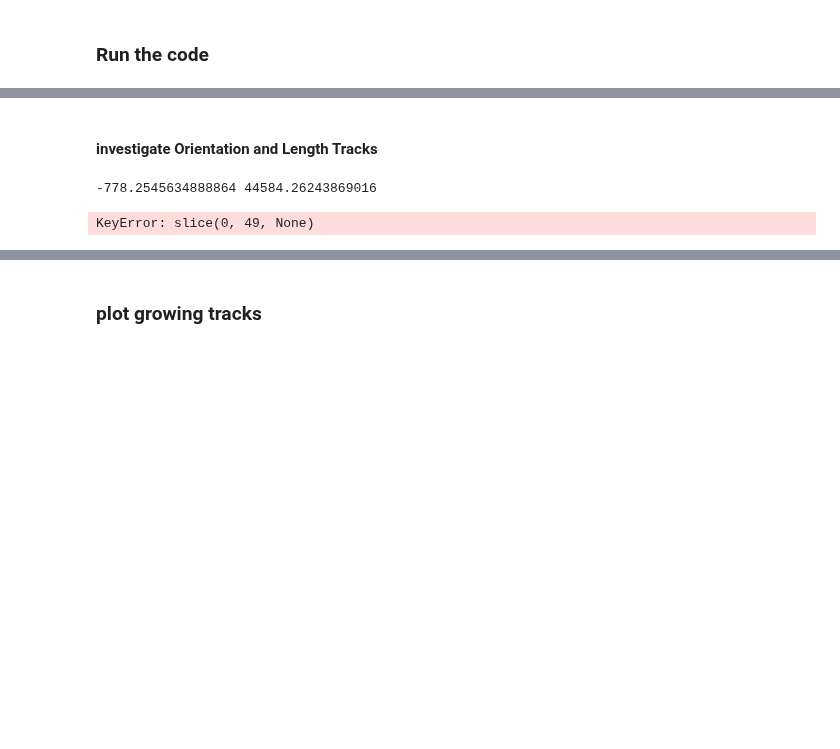
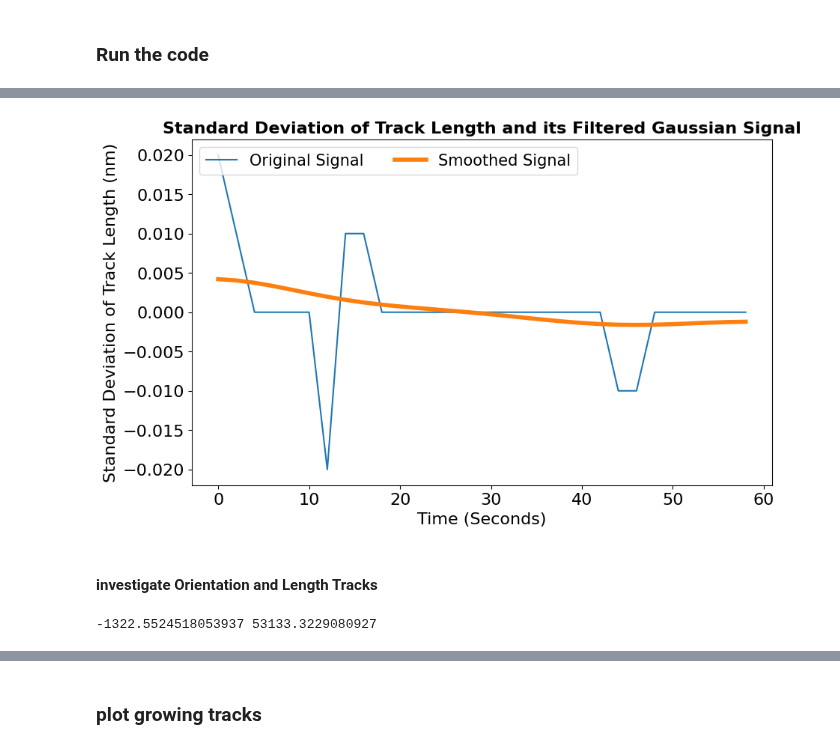
Before and after one commit to kavehsfv/LightFeatureTracking, a Jupyter notebook: Algorithm.ipynb, the cells around one changed output, grey strips where cells are left out. Drawn from its saved outputs; the diff is of its cells as text; code cells hidden in the pictures; blank space fills up the shorter version.

```diff
--- a/Algorithm.ipynb
+++ b/Algorithm.ipynb
@@ -194,22 +197,22 @@ plt.show()
 # %%
 # address = '/usr/mvl2/ksgh2/Documents/projects/Datasets/data/RECEPTOR/RECEPTOR snr 7 density high/'
+address = '/usr/mvl2/ksgh2/Documents/projects/Datasets/data/CNT_Growth_RK/exp2_gf_clahe/'
 # address = 'exp2_gf_clahe/'
-# image_paths = glob.glob(address +  '*.tif')
-address = '/usr/mvl2/ksgh2/Documents/projects/Datasets/data/CNT_ShortImgSeq/'
+image_paths = glob.glob(address +  '*.tif')
+# address = '/usr/mvl2/ksgh2/Documents/projects/Datasets/data/CNT_ShortImgSeq/'
 
-# image_pathes = glob.glob(address +  'gf_clh_FS30363_6 (Channel 1) 323*.tif')
-# image_pathes = image_pathes[0:499] # 800 sorted_file_paths
-image_pathes = glob.glob(address +  'frame*.jpg')
+# image_paths = glob.glob(address +  'gf_clh_FS30363_6 (Channel 1) 323*.tif')
+image_paths = image_paths[64:794] # 800 sorted_file_paths
+# image_pathes = glob.glob(address +  'frame*.jpg')
 
-
-tracker = FeatureTracker(ftExtractor = 'aliked', mx_keypoints = 1024, desired_device = 3)
+tracker = FeatureTracker(ftExtractor = 'aliked', mx_keypoints = 1024, desired_device = 2)
 kp_lent_ornt_deltaXY_dic = {}
 plottingFrames = []
 desRec = [0, 0, 1024, 450]
 growthTracks = {}
 frameGrowthingTracksList = {}
 idmmf = 0
-for idx, imagePath in tqdm(enumerate(sorted_file_paths)):
+for idx, imagePath in tqdm(enumerate(image_paths)):
         frameGrowthingTracks = None
         tracks, kp_lent_ornt_deltaXY_list, image_cv2, _frmTracks, frameGrowthingTracks = tracker.process_frame(imagePath, idx, desRec, isOnline = False)
         cvFrame = tracker.update_cvFrame(tracks, image_cv2, _frmTracks, desRec, _isOnline = False)
@@ -303,3 +304,34 @@ tensor([[512.9119, 182.0236],
+# %%
+import numpy as np
+import matplotlib.pyplot as plt
+from scipy.ndimage import gaussian_filter1d
+import math
+
+plottingArray = gpu_per_frame
+# Create an array of doubled indices
+doubled_indices = np.arange(len(plottingArray)) * 2
+# Apply a Gaussian filter to remove noise
+smooth_signal = gaussian_filter1d(plottingArray, 5)
+
+# Plot the original and smoothed signals
+plt.figure(figsize=(10, 6))
+plt.plot(doubled_indices, plottingArray, label='Original Signal')
+plt.plot(doubled_indices, smooth_signal, label='Smoothed Signal', linewidth=4)
+
+plt.xlabel('Time (Seconds)', fontsize=16)  # Corrected x-axis label for clarity
+plt.ylabel('Standard Deviation of Track Length (nm)', fontsize=16)  # Corrected y-axis label for clarity
+plt.title('Standard Deviation of Track Length and its Filtered Gaussian Signal', fontsize=16, fontweight='bold')  # Improved title for clarity
+
+plt.legend(fontsize=15, loc='upper left', ncol=4)
+plt.xticks(fontsize=16)
+plt.yticks(fontsize=16)
+
+# Save the figure as a PDF file
+plt.savefig('./results/orientation_paper/cpu_test.pdf', dpi=300)
+
+plt.show()
+# %% [output]
+[figure, added]
 # %%
 for key, value in list(tracks.items()):
     if len(value) < 2:
@@ -378,22 +410,22 @@ std_length_list = []
 sum_delta_x_list = []
 sum_delta_y_list = []
 
-for i, (frmIdx, kp_lent_ornt_deltaXY_list) in enumerate(kp_lent_ornt_deltaXY_dic[0:49].items()):
+for i, (frmIdx, kp_lent_ornt_deltaXY_list) in enumerate(kp_lent_ornt_deltaXY_dic.items()):
     if(len(kp_lent_ornt_deltaXY_list) == 0):
         continue
-    # orientations = [item[1] for item in kp_lent_ornt_deltaXY_list]
-    # # Calculate the mean and standard deviation
-    # mean_orientation = np.mean(orientations)
-    # std_orientation = np.std(orientations)
-    # mean_ornt_list.append(mean_orientation)
-    # std_ornt_list.append(std_orientation)
+    orientations = [item[1] for item in kp_lent_ornt_deltaXY_list]
+    # Calculate the mean and standard deviation
+    mean_orientation = np.mean(orientations)
+    std_orientation = np.std(orientations)
+    mean_ornt_list.append(mean_orientation)
+    std_ornt_list.append(std_orientation)
 
-    # lengthes = [item[0]*5 for item in kp_lent_ornt_deltaXY_list]
-    # # Calculate the mean and standard deviation
-    # mean_length = np.mean(lengthes)
-    # std_length = np.std(lengthes)
-    # mean_length_list.append(mean_length)
-    # std_length_list.append(std_length)
+    lengthes = [item[0]*5 for item in kp_lent_ornt_deltaXY_list]
+    # Calculate the mean and standard deviation
+    mean_length = np.mean(lengthes)
+    std_length = np.std(lengthes)
+    mean_length_list.append(mean_length)
+    std_length_list.append(std_length)
 
     delta_xes = [item[2]*5 for item in kp_lent_ornt_deltaXY_list]
     delta_yes = [item[3]*5 for item in kp_lent_ornt_deltaXY_list]
@@ -404,8 +436,7 @@ total_delta_x = np.sum(sum_delta_x_list)
 total_delta_y = np.sum(sum_delta_y_list)
 print(total_delta_x, total_delta_y)
 # %% [output]
--778.2545634888864 44584.26243869016
+-1322.5524518053937 53133.3229080927
-KeyError: slice(0, 49, None)
 # %%
 import matplotlib.pyplot as plt
 
```
Also changed, not shown: parts of 9 cells of this notebook, 1 other file.
